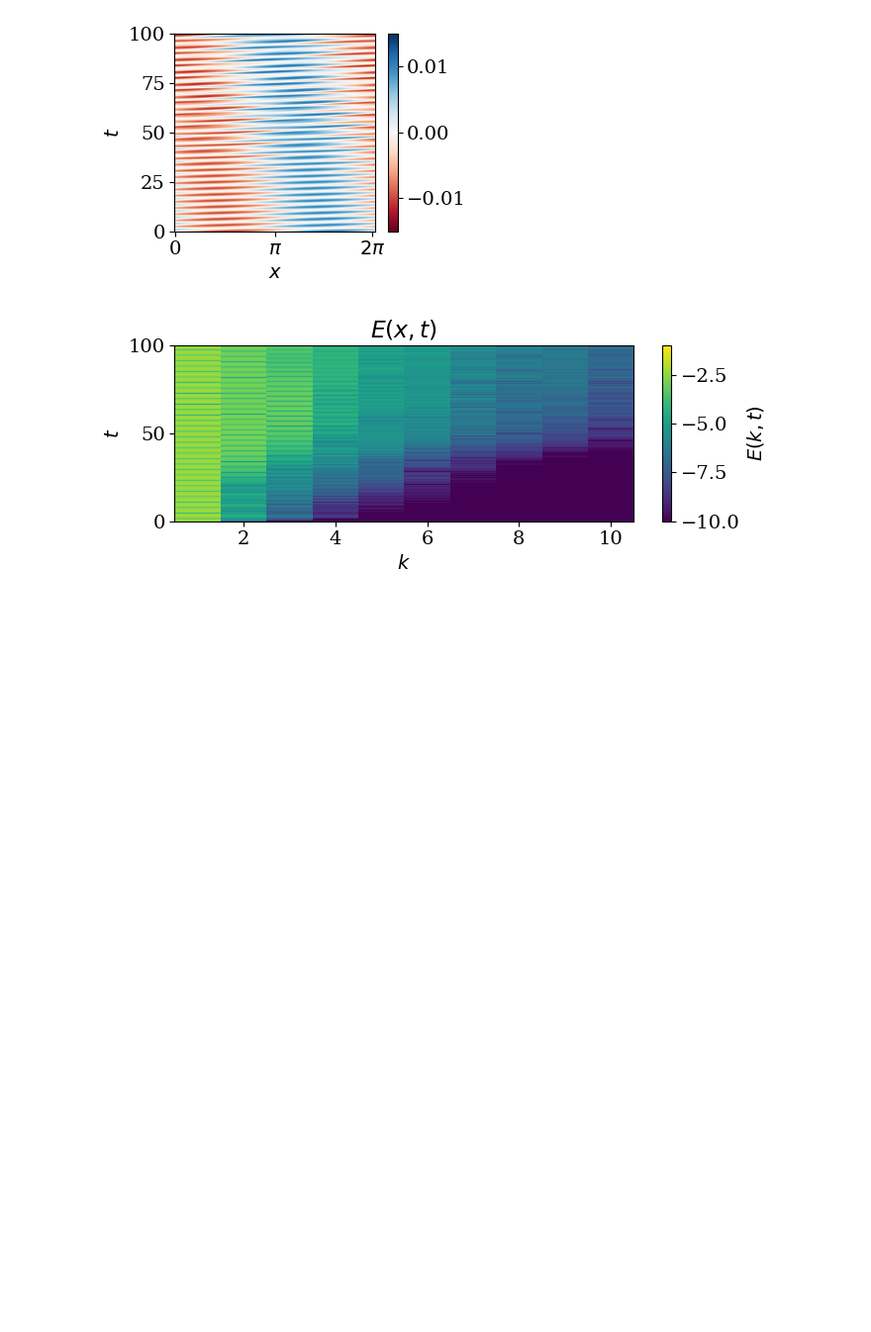
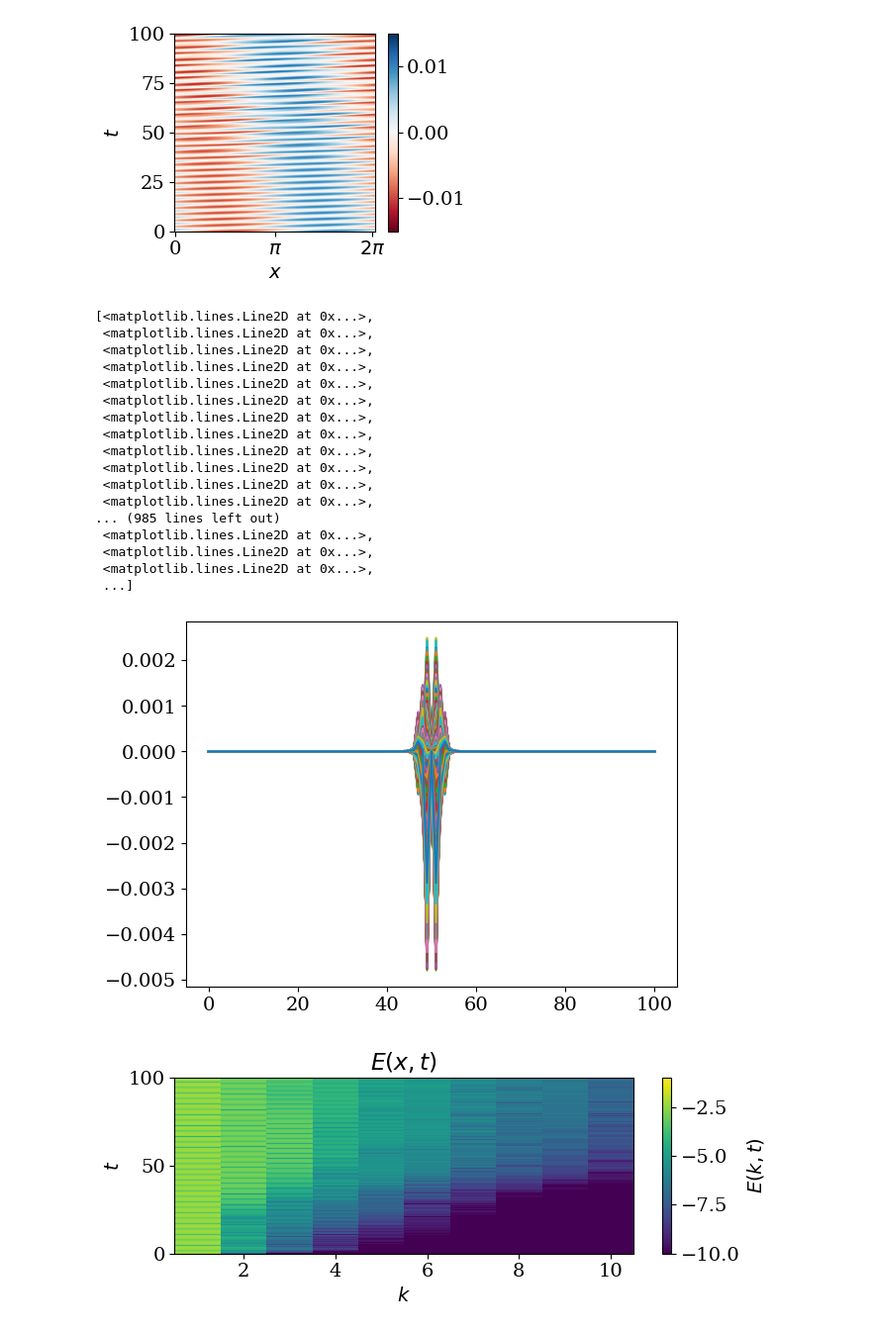
Before and after one commit to opaliss/SW-Conservative-Closure, a Jupyter notebook: SW/Langmuir wave SW.ipynb, the cells around one changed output. Shown at 99% size. Saved outputs shown, nothing was run; the diff lists cells and outputs as text; code cells hidden in the pictures; blank space fills up the shorter version.

```diff
--- a/SW/Langmuir wave SW.ipynb
+++ b/SW/Langmuir wave SW.ipynb
@@ -124,6 +129,27 @@ plt.tight_layout()
 plt.savefig("../figs/SW/langmuir/electric_field_SW_" + str(closure) + "_" + str(Nv) + ".png", dpi=600)
 # %% [output]
 [figure]
+# %%
+plt.plot(E_midpoint)
+# %% [output]
+[<matplotlib.lines.Line2D at 0x...>,
+ <matplotlib.lines.Line2D at 0x...>,
+ <matplotlib.lines.Line2D at 0x...>,
+ <matplotlib.lines.Line2D at 0x...>,
+ <matplotlib.lines.Line2D at 0x...>,
+ <matplotlib.lines.Line2D at 0x...>,
+ <matplotlib.lines.Line2D at 0x...>,
+ <matplotlib.lines.Line2D at 0x...>,
+ <matplotlib.lines.Line2D at 0x...>,
+ <matplotlib.lines.Line2D at 0x...>,
+ <matplotlib.lines.Line2D at 0x...>,
+ <matplotlib.lines.Line2D at 0x...>,
+... (985 lines left out)
+ <matplotlib.lines.Line2D at 0x...>,
+ <matplotlib.lines.Line2D at 0x...>,
+ <matplotlib.lines.Line2D at 0x...>,
+ ...]
+[figure, added]
 # %%
 fig, ax = plt.subplots(figsize=(7, 3))
 pos = ax.pcolormesh(np.arange(1, 11), sol_midpoint_t, np.log10(np.abs(E_midpoint[Nx+1:Nx+11, :])).T, cmap="viridis", vmax=-1, vmin=-10)
```
Also changed, not shown: parts of 3 cells of this notebook, 3 other files.
